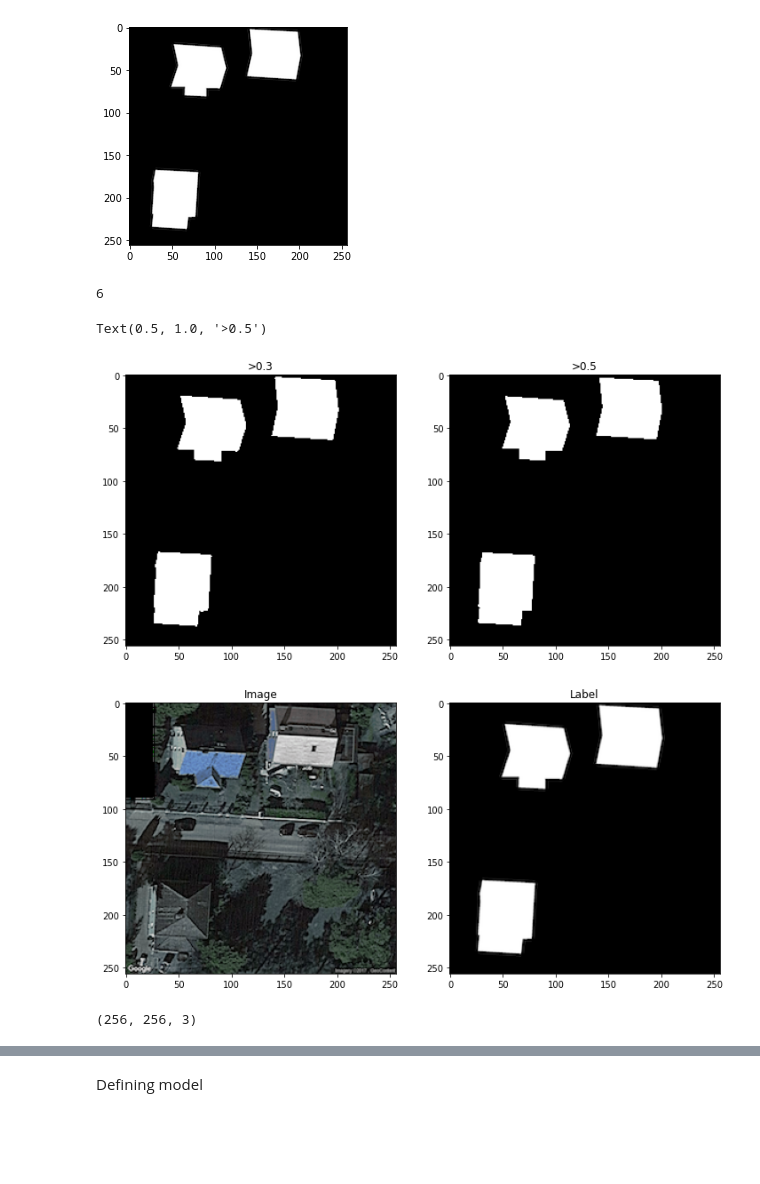
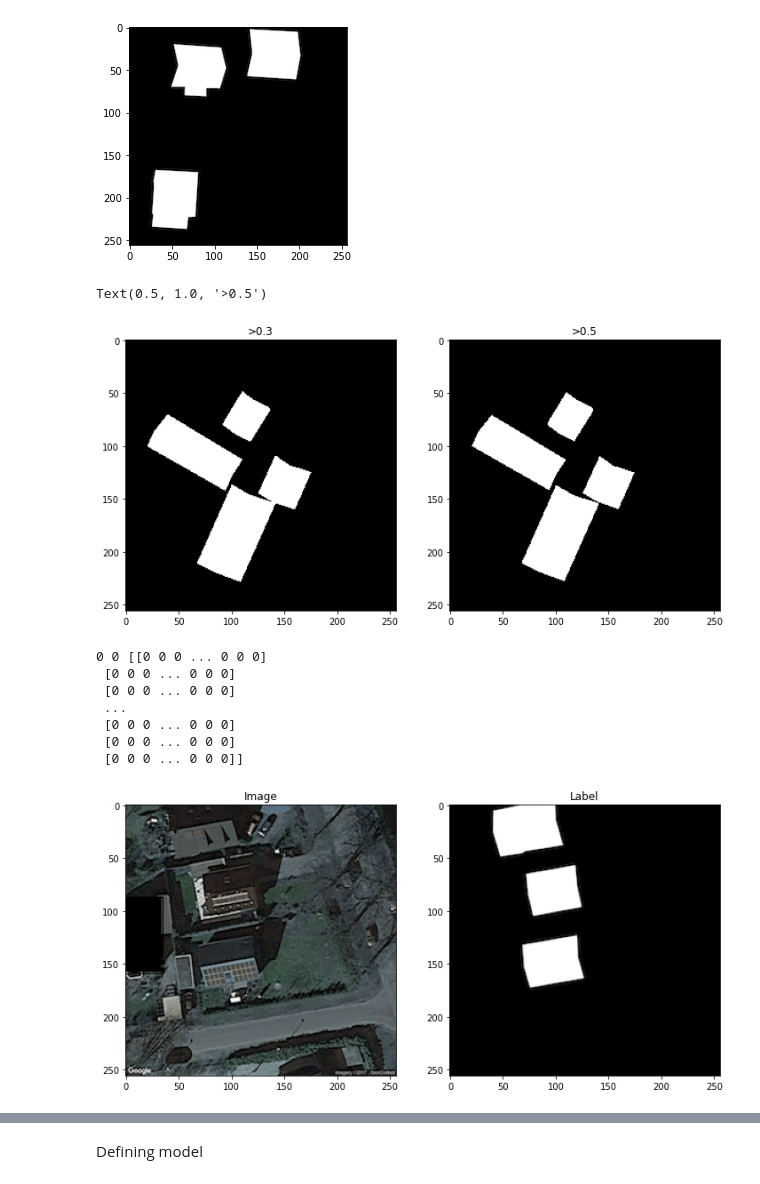
Before and after one commit to fereshteh-bahadory/Segmentation-for-rooftop-images, a Jupyter notebook: f_project.ipynb, the cells around one changed output, grey strips where cells are left out. Saved outputs shown, nothing was run; the diff lists cells and outputs as text; code cells hidden in the pictures; blank space fills up the shorter version.

```diff
--- a/f_project.ipynb
+++ b/f_project.ipynb
@@ -71,45 +48,37 @@ plt.imshow(imcv2, cmap='gray')
 (256, 256, 3)
 <matplotlib.image.AxesImage at 0x...>
 [figure]
-# %%
-a = np.array([[0,5,3],[2,8,9]])
-b = np.zeros(6)
-b
-
-a.size
-# %% [output]
-6
 # %%
-tmask = mpimg.imread('/content/gdrive/MyDrive/j_project/train_labels/241.png')
+tmask = mpimg.imread('/content/gdrive/MyDrive/j_project/train_labels/532.png')
 #print(np.nonzero(tmask), tmask.shape)
 mat = np.zeros(tmask.size)
 mat2 = np.zeros(tmask.size)
 flat_msk = tmask.flatten()
 for i in range(0,tmask.size):
   if flat_msk[i]>0.25:
     mat[i]=1
     #print(mat[i])
   else:
     mat[i]=0
 mat_2=mat*255
 mat_3 = mat_2.reshape(256,256)
 for i in range(0,tmask.size):
   if flat_msk[i]>0.7:
     mat2[i]=1
     #print(mat[i])
   else:
     mat2[i]=0
 mat2_2=mat2*255
 mat2_reshape = mat2_2.reshape(256,256)
 mat2_3= np.expand_dims(mat2_reshape, axis = 2)
 mat2_3.shape
 plt.figure(figsize=(12,8))
 plt.subplot(121)
 plt.imshow(mat_3, cmap='gray')
 plt.title('>0.3')
 plt.subplot(122)
 plt.imshow(mat2_reshape,cmap='gray')
 plt.title('>0.5')
 # %% [output]
 Text(0.5, 1.0, '>0.5')
-[figure, old version]
+[figure, new version]
@@ -116,17 +116,52 @@ Text(0.5, 1.0, '>0.5')
+# %%
+directory = pathlib.Path('/content')
+y_lb=np.full((25,256,256),0)
+lb_name=[]
+v=0
+for path, subdirs, files in os.walk(directory):
+  dirname = path.split(os.path.sep)[-1]
+  if dirname == 'train_labels':
+    labels = os.listdir(path)
+    for i, image_name in enumerate(labels):
+      if image_name.endswith(".png"):
+        #print(image_name)
+        lb_name.append(image_name)
+        lb_name.sort()
+for path, subdirs, files in os.walk(directory):
+  dirname = path.split(os.path.sep)[-1]
+  if dirname == 'train_labels':
+    labels = os.listdir(path)
+    for i, image_name in enumerate(labels):
+      v=v+1
+      if image_name.endswith(".png"):
+        str_lb=str(image_name)
+        l = lb_name.index(image_name)
+        label = cv2.imread(path+"/"+image_name,cv2.IMREAD_GRAYSCALE)
+        #label = cv2.cvtColor(label,cv2.COLOR_BGR2RGB)
+        #label = scaler.fit_transform(label.reshape(-1, label.shape[-1])).reshape(label.shape)
+        label = Image.fromarray(label)
+        label=np.array(label)
+        #label = to_categorical(label)
+        y_lb[l]=label
+        if image_name=='121.png':
+# %% [output]
+0 0 [[0 0 0 ... 0 0 0]
+ [0 0 0 ... 0 0 0]
+ [0 0 0 ... 0 0 0]
+ ...
+ [0 0 0 ... 0 0 0]
+ [0 0 0 ... 0 0 0]
+ [0 0 0 ... 0 0 0]]
 # %%
-temp = cv2.imread('/content/gdrive/MyDrive/j_project/train_images/241.png')
-tmask = mpimg.imread('/content/gdrive/MyDrive/j_project/train_labels/241.png')
-
+import random
+t = random.randint(0,24)
 plt.figure(figsize=(12, 8))
 plt.subplot(121)
-plt.imshow(temp)
+plt.imshow(X[t])
 plt.title('Image')
 plt.subplot(122)
-plt.imshow(tmask, cmap='gray')
+plt.imshow(y_lb[t], cmap='gray')
 plt.title('Label')
 plt.show()
-
-temp.shape
 # %% [output]
-[figure, old version]
+[figure, new version]
-(256, 256, 3)
```
Also changed, not shown: parts of 17 cells of this notebook.
